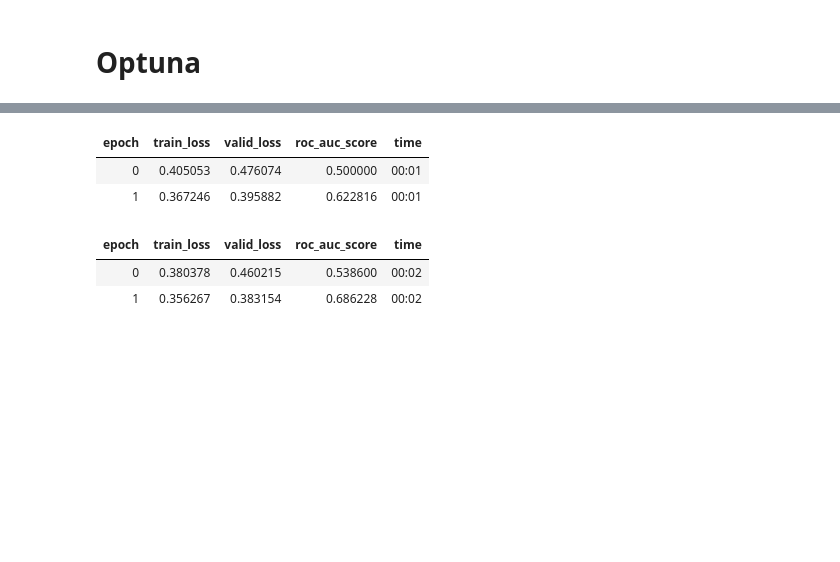
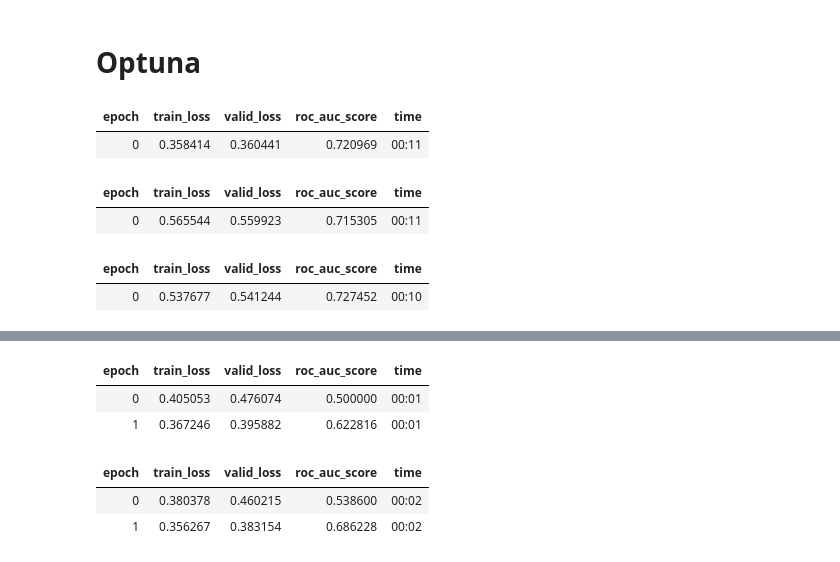
Before and after one commit to gilad-rubin/hypster, a Jupyter notebook: 02_tabular_api.ipynb, the cells around one changed output, grey strips where cells are left out. Saved outputs shown, nothing was run; the diff lists cells and outputs as text; code cells hidden in the pictures; blank space fills up the shorter version.

```diff
--- a/02_tabular_api.ipynb
+++ b/02_tabular_api.ipynb
@@ -94,0 +126,6 @@ x.best
+# %%
+def suggest_cat_hp(trial, name, lst):
+    names = [str(f) for f in lst]
+    items_dict = dict(zip(names, lst))
+    chosen_hp = trial.suggest_categorical(name, names)
+    return items_dict[chosen_hp]
@@ -94,0 +162,9 @@ x.best
+# %%
+study = study_fit(learn, 3)
+# %% [output]
+| epoch | train_loss | valid_loss | roc_auc_score | time |
+| 0 | 0.358414 | 0.360441 | 0.720969 | 00:11 |
+| epoch | train_loss | valid_loss | roc_auc_score | time |
+| 0 | 0.565544 | 0.559923 | 0.715305 | 00:11 |
+| epoch | train_loss | valid_loss | roc_auc_score | time |
+| 0 | 0.537677 | 0.541244 | 0.727452 | 00:10 |
```
Also changed, not shown: parts of 27 cells of this notebook.
